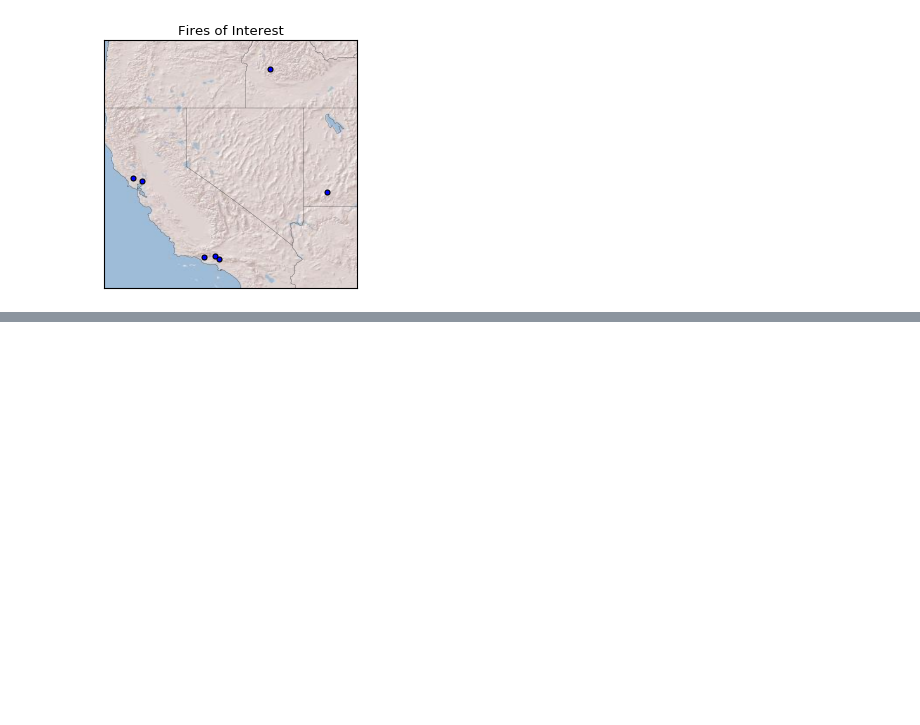
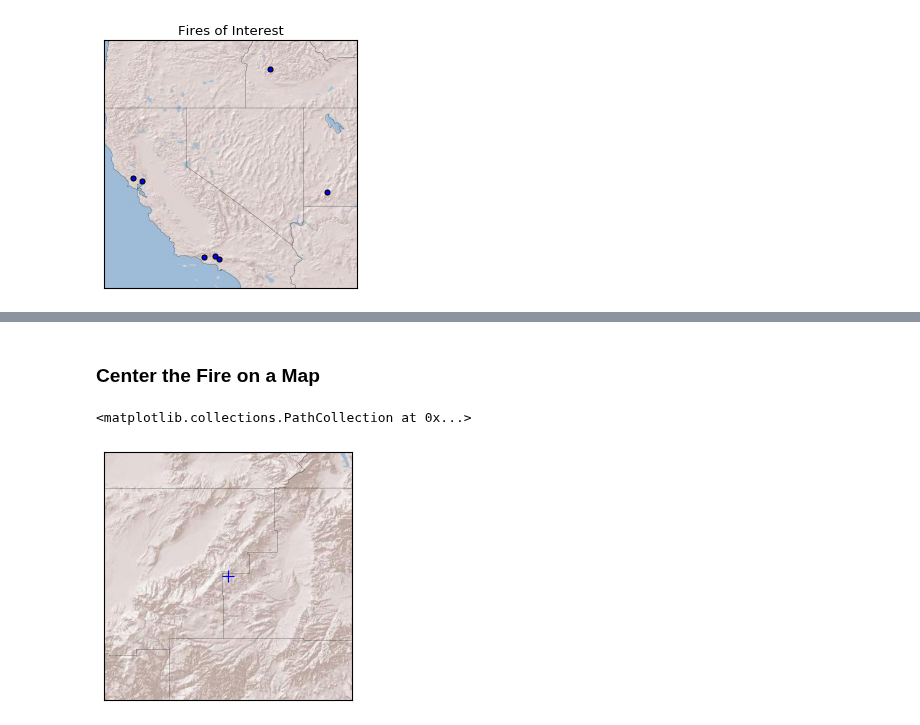
Before and after one commit to blaylockbk/pyBKB_v2, a Jupyter notebook: Fires_HRRR/fires_of_interest.ipynb, the cells around one changed output, grey strips where cells are left out. Drawn from its saved outputs; the diff is of its cells as text; code cells hidden in the pictures; blank space fills up the shorter version.

```diff
--- a/Fires_HRRR/fires_of_interest.ipynb
+++ b/Fires_HRRR/fires_of_interest.ipynb
@@ -88,7 +82,50 @@ m = Basemap(resolution='i', projection='cyl', area_thresh=1500,\
 # %%
-# Read in the shape file. This takes some time if there are lots of objects
+# Need a map object to read in shapefile.
+# As long as you stay in the default projection, this should work.
+# Note: ArcGIS base image wont work in lcc projection.
+
 shapefile = '/uufs/chpc.utah.edu/common/home/u0553130/oper/HRRR_fires/perim'
-per = m.readshapefile(shapefile, 'perim',
+ms = Basemap()
+per = ms.readshapefile(shapefile, 'perim',
                       linewidth=.5,
                       color='dimgrey',
                       drawbounds=False)
+# %% [markdown]
+### Center the Fire on a Map
+# %%
+# Specify a fire name.
+# Must be in the list above, becuase we need the start lat/lon to build the map.
+firename = 'THOMAS'
+
+# Find the average lat/lon for the fire. This will be the center.
+mean_lats = np.array([])
+mean_lons = np.array([])
+for info, PERIM in zip(ms.perim_info, ms.perim):
+    # Check if the boundary is one of the large active fires
+    if info['FIRENAME'].upper() == firename:
+        mean_lats = np.append(mean_lats, np.mean(np.array(PERIM)[:,1]))
+        mean_lons = np.append(mean_lons, np.mean(np.array(PERIM)[:,0]))
+
+mean_lat = np.mean(mean_lats)
+mean_lon = np.mean(mean_lons)
+
+# Create a new map for this fire
+bot_left_lat  = mean_lat-.5
+bot_left_lon  = mean_lon-.5
+top_right_lat = mean_lat+.5
+top_right_lon = mean_lon+.5
+
+mf = Basemap(resolution='i', projection='cyl', area_thresh=1500,\
+        llcrnrlon=bot_left_lon, llcrnrlat=bot_left_lat, \
+        urcrnrlon=top_right_lon, urcrnrlat=top_right_lat)
+# %%
+# Make a preview map
+mf.drawstates()
+mf.drawcounties()
+mf.drawcoastlines()
+mf.drawcountries()
+mf.arcgisimage(service='World_Shaded_Relief', dpi=1000)
+mf.scatter(mean_lon, mean_lat, marker='+', s=100)
+# %% [output]
+<matplotlib.collections.PathCollection at 0x...>
+[figure, added]
```
Also changed, not shown: parts of 16 cells of this notebook, 2 other files.
